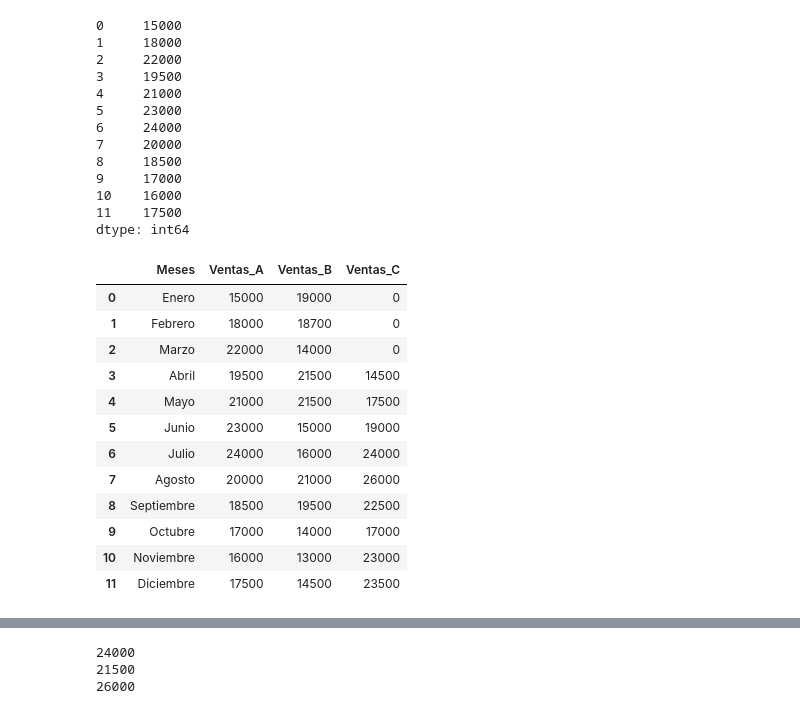
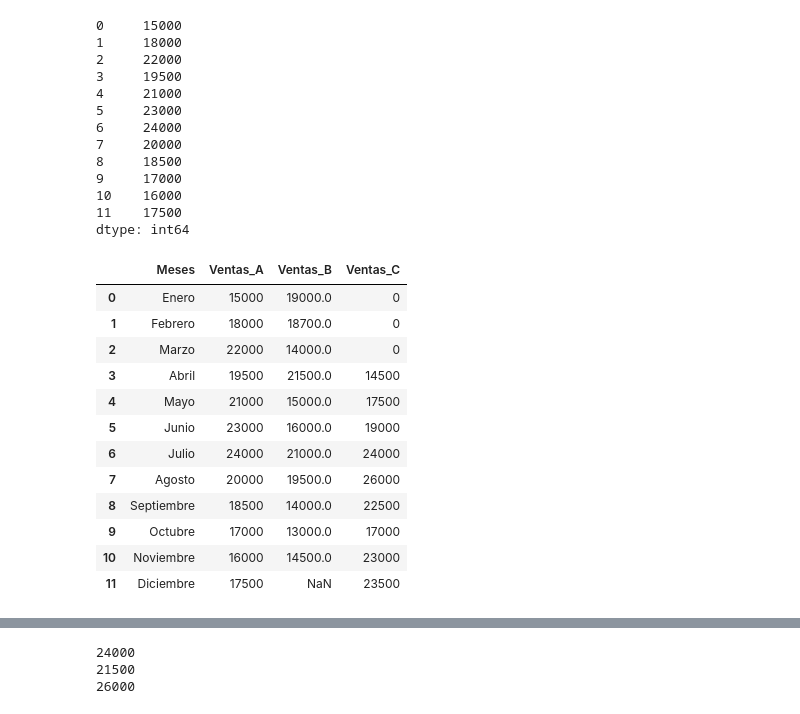
Before and after one commit to diego-dng/1026_DS_VITORIA-GASTEIZ, a Jupyter notebook: 2-Data_analysis/2-Pandas/Teoría/1_Intro_Pandas.ipynb, the cells around one changed output, grey strips where cells are left out. Drawn from its saved outputs; the diff is of its cells as text; code cells hidden in the pictures.

```diff
--- a/2-Data_analysis/2-Pandas/Teoría/1_Intro_Pandas.ipynb
+++ b/2-Data_analysis/2-Pandas/Teoría/1_Intro_Pandas.ipynb
@@ -699,7 +751,7 @@ memory usage: 204.0 bytes
 # %%
 meses = ["Enero", "Febrero", "Marzo", "Abril", "Mayo", "Junio", "Julio", "Agosto", "Septiembre", "Octubre", "Noviembre", "Diciembre"]
 ventas_mensuales_A = pd.Series([15000, 18000, 22000, 19500, 21000, 23000, 24000, 20000, 18500, 17000, 16000, 17500]) # index = lista_meses
-ventas_mensuales_B = pd.Series([19000, 18700, 14000, 21500, 21500, 15000, 16000, 21000, 19500, 14000, 13000, 14500])
+ventas_mensuales_B = pd.Series([19000, 18700, 14000, 21500, 15000, 16000, 21000, 19500, 14000, 13000, 14500])
 ventas_mensuales_C = pd.Series([0, 0, 0, 14500, 17500, 19000, 24000, 26000, 22500, 17000, 23000, 23500])
 # %%
 meses
@@ -733,21 +785,23 @@ ventas_mensuales_A
 11    17500
 dtype: int64
 # %%
-pd.DataFrame({"Meses" : meses,
+df = pd.DataFrame({"Meses" : meses,
               "Ventas_A": ventas_mensuales_A,
               "Ventas_B": ventas_mensuales_B,
               "Ventas_C": ventas_mensuales_C})
+
+df
 # %% [output]
 |  | Meses | Ventas_A | Ventas_B | Ventas_C |
-| 0 | Enero | 15000 | 19000 | 0 |
-| 1 | Febrero | 18000 | 18700 | 0 |
-| 2 | Marzo | 22000 | 14000 | 0 |
-| 3 | Abril | 19500 | 21500 | 14500 |
-| 4 | Mayo | 21000 | 21500 | 17500 |
-| 5 | Junio | 23000 | 15000 | 19000 |
-| 6 | Julio | 24000 | 16000 | 24000 |
-| 7 | Agosto | 20000 | 21000 | 26000 |
-| 8 | Septiembre | 18500 | 19500 | 22500 |
-| 9 | Octubre | 17000 | 14000 | 17000 |
-| 10 | Noviembre | 16000 | 13000 | 23000 |
-| 11 | Diciembre | 17500 | 14500 | 23500 |
+| 0 | Enero | 15000 | 19000.0 | 0 |
+| 1 | Febrero | 18000 | 18700.0 | 0 |
+| 2 | Marzo | 22000 | 14000.0 | 0 |
+| 3 | Abril | 19500 | 21500.0 | 14500 |
+| 4 | Mayo | 21000 | 15000.0 | 17500 |
+| 5 | Junio | 23000 | 16000.0 | 19000 |
+| 6 | Julio | 24000 | 21000.0 | 24000 |
+| 7 | Agosto | 20000 | 19500.0 | 26000 |
+| 8 | Septiembre | 18500 | 14000.0 | 22500 |
+| 9 | Octubre | 17000 | 13000.0 | 17000 |
+| 10 | Noviembre | 16000 | 14500.0 | 23000 |
+| 11 | Diciembre | 17500 | NaN | 23500 |
```
Also changed, not shown: parts of 68 cells of this notebook, 2 other files.
